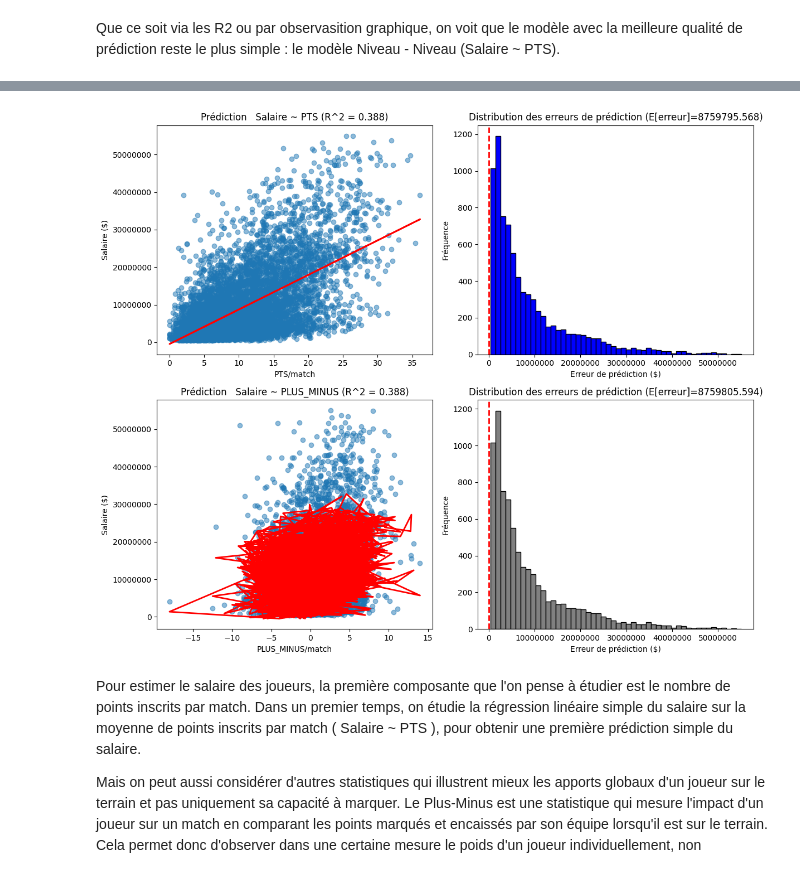
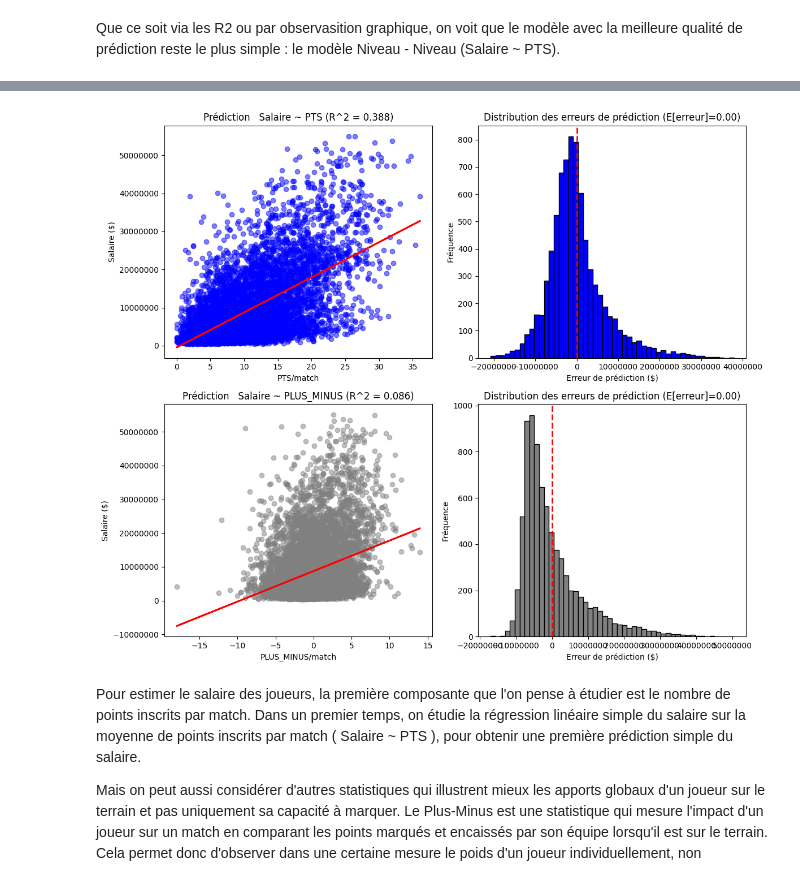
Before and after one commit to ElliotLunati/NBA_stats, a Jupyter notebook: code_gianni.ipynb, the cells around one changed output, grey strips where cells are left out. Drawn from its saved outputs; the diff is of its cells as text; code cells hidden in the pictures.

```diff
--- a/code_gianni.ipynb
+++ b/code_gianni.ipynb
@@ -529,31 +529,32 @@ df['salary_predicted_pts'] = reg_pts.predict(df['PTS'])
 reg_plus_minus = smf.ols('adjusted_salary ~ PLUS_MINUS', data=df).fit()
 df['salary_predicted_plus_minus'] = reg_plus_minus.predict(df['PLUS_MINUS'])
 # %%
-def plot_rls(x,y, placement, color = 'blue'):
+def plot_rls(x, y_pred, reg_func, placement, color = 'blue'):
     '''
-    x : Nom de la variable explicative
-    y : Nom de la variable expliquée
+    x : Variable explicative
+    y_pred : Prédiction de la variable expliquée
+    placement : Localisation de la fenêtre
 
     Nuage de points du salaire prédit par la Reg Linéaire Simple
     '''
-    placement.scatter(df[x], df['adjusted_salary'], alpha=0.5)
-    placement.plot(df[x], df['y'], c='red', lw=2)
+    placement.scatter(df[x], df['adjusted_salary'], color = color, alpha=0.5 )
+    placement.plot(df[x], df[y_pred], c='red', lw=2)
     placement.set_xlabel(f'{x}/match')
     placement.set_ylabel('Salaire ($)')
-    placement.set_title(f'Prédiction   Salaire ~ {stat_name} (R^2 = {reg_pts.rsquared:.3f})')
+    placement.set_title(f'Prédiction   Salaire ~ {x} (R^2 = {reg_func.rsquared:.3f})')
     placement.ticklabel_format(style='plain', axis='both')
 # %%
-def plot_error(x, y_pred, placement, color = 'blue'):
+def plot_error(y_pred, placement, color = 'blue'):
     '''
-    x : variable explicative
-    y : Prédiction de la variable expliquée
+    y_pred : Prédiction de la variable expliquée
+    placement : Localisation de la fenêtre
 
     Diagramme de la distribution des erreurs de prédiction du modèle
     '''
-    errors_func = df['adjusted_salary'] - df[stat_name]
-    placement.hist(errors_func, bins=50, color= color, edgecolor='black')
+    errors_func = df['adjusted_salary'] - df[y_pred]
+    placement.hist(errors_func, bins=50, color = color, edgecolor='black')
     placement.set_xlabel('Erreur de prédiction ($)')
     placement.set_ylabel('Fréquence')
-    placement.set_title(f'Distribution des erreurs de prédiction (E[erreur]={errors_func.mean():.3f})')
+    placement.set_title(f'Distribution des erreurs de prédiction (E[erreur]={errors_func.mean():.2f})')
     placement.axvline(x=0, color='r', linestyle='--', linewidth=2)
     placement.ticklabel_format(style='plain', axis='x')
@@ -608,24 +561,24 @@ plt.show()
 # %%
 # Visualiser les prédictions vs valeurs réelles
 fig, axes = plt.subplots(2, 2, figsize=(12, 10))
 
 # Regression linéaire simple du Salaire ~ PTS
-plot_rls('PTS','adjusted, axes[0,0])
+plot_rls('PTS','salary_predicted_pts', reg_pts, axes[0,0])
 
 # Distribution des erreurs
-plot_error('PTS',axes[0,1])
+plot_error('salary_predicted_pts',axes[0,1])
 
 
 # Regression linéaire simple du Salaire ~ (+/-)
-plot_rls('PLUS_MINUS', axes[1,0], color ='grey')
+plot_rls('PLUS_MINUS', 'salary_predicted_plus_minus', reg_plus_minus, axes[1,0], color = 'grey')
 
 # Distribution des erreurs
-plot_error('PLUS_MINUS', axes[1,1], color ='grey')
+plot_error('salary_predicted_plus_minus', axes[1,1], color ='grey')
 
 plt.tight_layout()
 plt.show()
 # %% [output]
-[figure, old version]
+[figure, new version]
 # %% [markdown]
 Pour estimer le salaire des joueurs, la première composante que l'on pense à étudier est le nombre de points inscrits par match. Dans un premier temps, on étudie la régression linéaire simple du salaire sur la moyenne de points inscrits par match ( Salaire ~ PTS ), pour obtenir une première prédiction simple du salaire.
 
```
Also changed, not shown: parts of 1 cell of this notebook.
